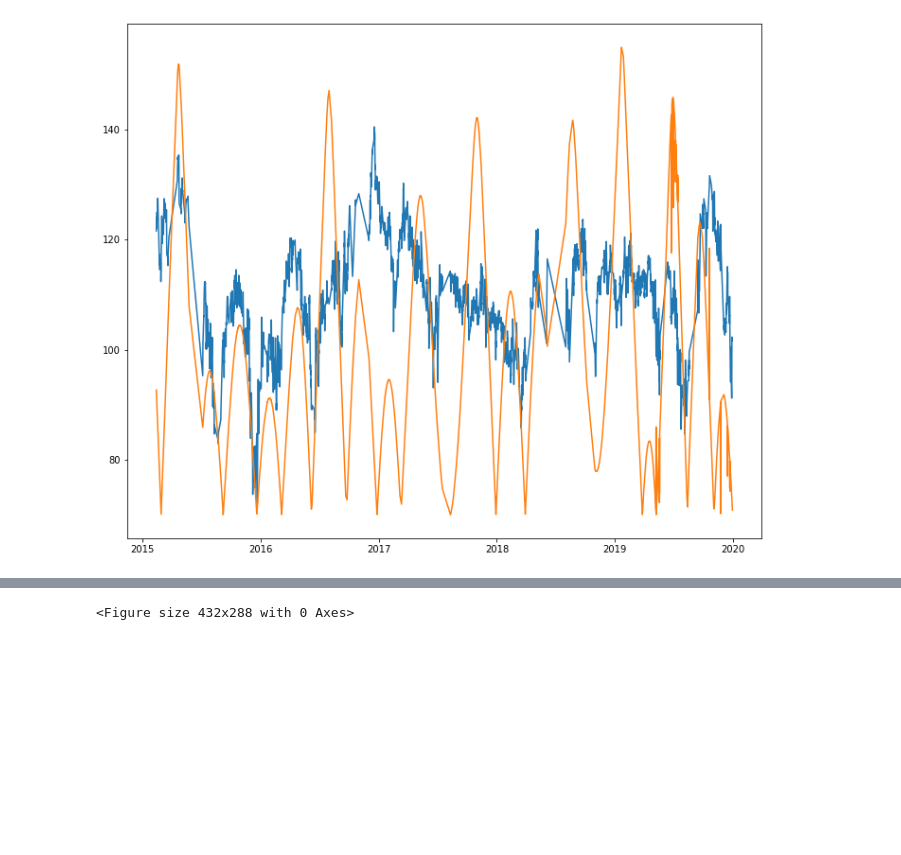
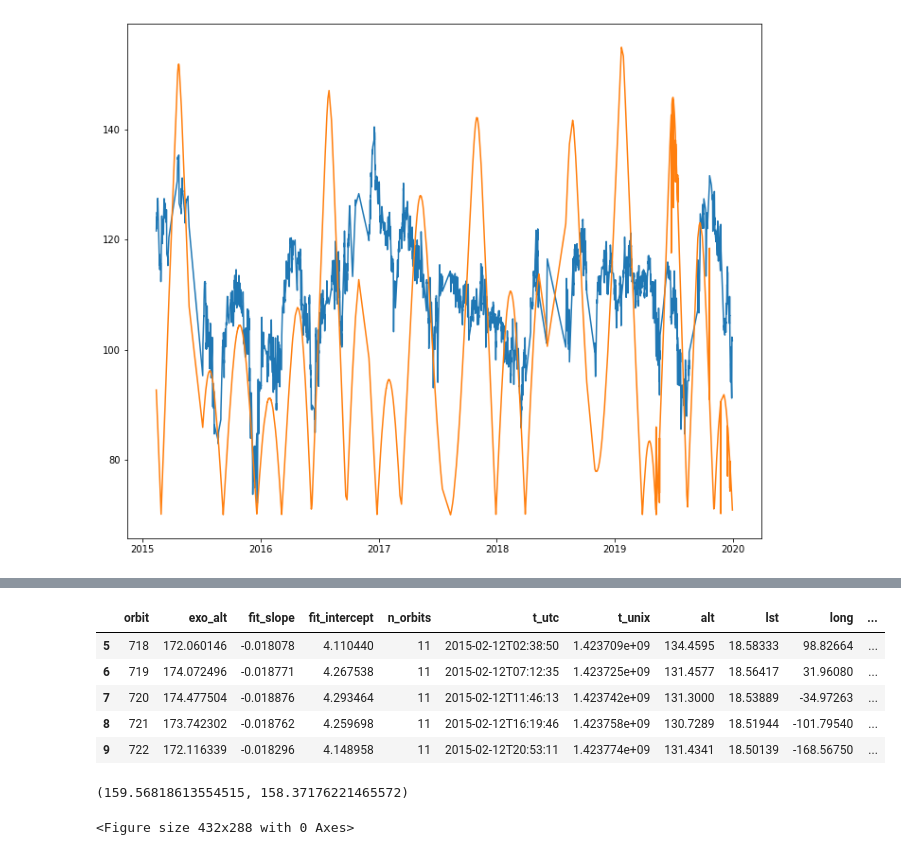
Before and after one commit to marek-slipski/NGIMS-hp, a Jupyter notebook: notebooks/dev_hp_solarmin_analysis.ipynb, the cells around one changed output, grey strips where cells are left out. Saved outputs shown, nothing was run; the diff lists cells and outputs as text; code cells hidden in the pictures; blank space fills up the shorter version.

```diff
--- a/notebooks/dev_hp_solarmin_analysis.ipynb
+++ b/notebooks/dev_hp_solarmin_analysis.ipynb
@@ -28,3 +47,16 @@ plt.show()
+# %%
+exo_peri.head()
+# %% [output]
+|  | orbit | exo_alt | fit_slope | fit_intercept | n_orbits | t_utc | t_unix | alt | lst | long | ... |
+| 5 | 718 | 172.060146 | -0.018078 | 4.110440 | 11 | 2015-02-12T02:38:50 | 1.423709e+09 | 134.4595 | 18.58333 | 98.82664 | ... |
+| 6 | 719 | 174.072496 | -0.018771 | 4.267538 | 11 | 2015-02-12T07:12:35 | 1.423725e+09 | 131.4577 | 18.56417 | 31.96080 | ... |
+| 7 | 720 | 174.477504 | -0.018876 | 4.293464 | 11 | 2015-02-12T11:46:13 | 1.423742e+09 | 131.3000 | 18.53889 | -34.97263 | ... |
+| 8 | 721 | 173.742302 | -0.018762 | 4.259698 | 11 | 2015-02-12T16:19:46 | 1.423758e+09 | 130.7289 | 18.51944 | -101.79540 | ... |
+| 9 | 722 | 172.116339 | -0.018296 | 4.148958 | 11 | 2015-02-12T20:53:11 | 1.423774e+09 | 131.4341 | 18.50139 | -168.56750 | ... |
+# %%
+exo_peri["exo_alt"].mean(), exo_peri["exo_alt"].median()
+# %% [output]
+(159.56818613554515, 158.37176221465572)
 # %%
 plt.figure(figsize=(10, 8))
 plt.scatter(hp_peri["Ls"], hp_peri["hp_alt"], s=5, c=hp_peri["sza"].apply(lambda x: 180-x))
```
Also changed, not shown: parts of 4 cells of this notebook, 1 other file.
